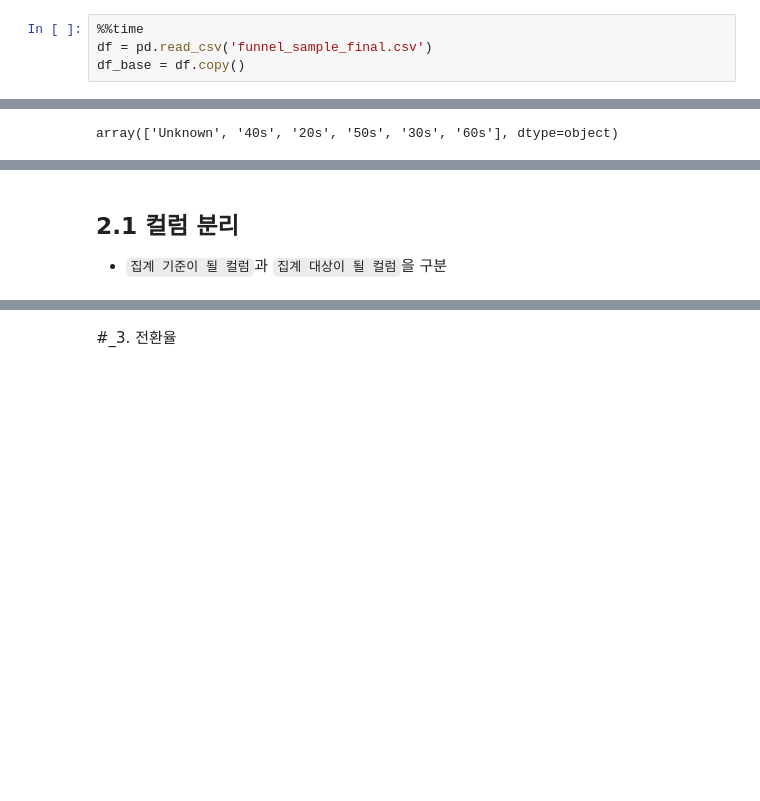
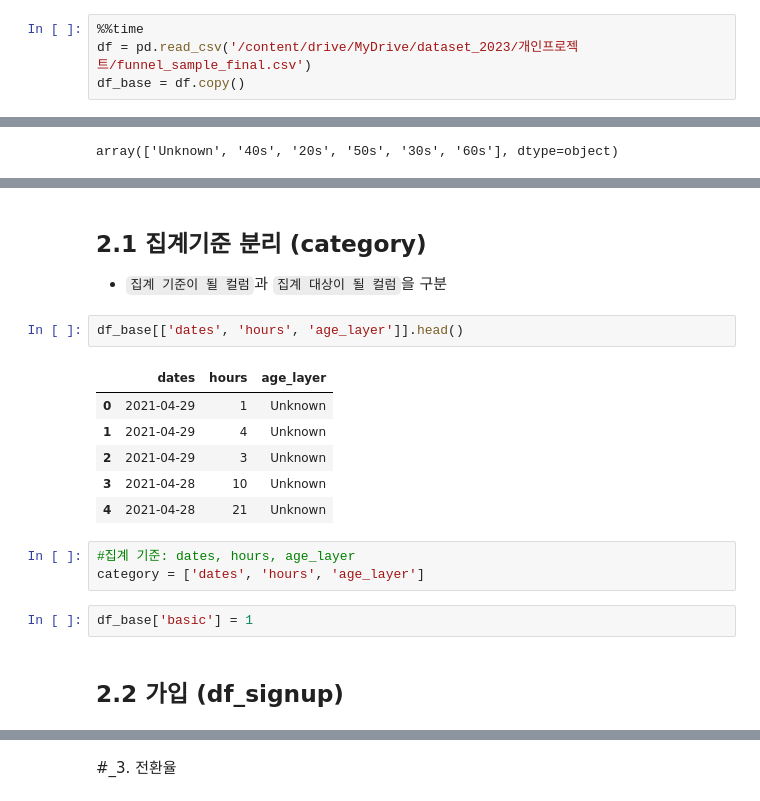
Before and after one commit to Nayoung-young/prj-funnel-analysis, a Jupyter notebook: user_funnel_analysis.ipynb, the cells around one changed output, grey strips where cells are left out. Saved outputs shown, nothing was run; the diff lists cells and outputs as text; blank space fills up the shorter version.

```diff
--- a/user_funnel_analysis.ipynb
+++ b/user_funnel_analysis.ipynb
@@ -23,6 +23,6 @@ warnings.filterwarnings('ignore')
 # _1. 데이터 불러오기
 # %%
 %%time
-df = pd.read_csv('funnel_sample_final.csv')
+df = pd.read_csv('/content/drive/MyDrive/dataset_2023/개인프로젝트/funnel_sample_final.csv')
 df_base = df.copy()
 # %% [output]
@@ -80,3 +121,19 @@ array(['Unknown', '40s', '20s', '50s', '30s', '60s'], dtype=object)
 # %% [markdown]
-## 2.1 컬럼 분리
+## 2.1 집계기준 분리 (category)
 - `집계 기준이 될 컬럼`과 `집계 대상이 될 컬럼`을 구분
+# %%
+df_base[['dates', 'hours', 'age_layer']].head()
+# %% [output]
+|  | dates | hours | age_layer |
+| 0 | 2021-04-29 | 1 | Unknown |
+| 1 | 2021-04-29 | 4 | Unknown |
+| 2 | 2021-04-29 | 3 | Unknown |
+| 3 | 2021-04-28 | 10 | Unknown |
+| 4 | 2021-04-28 | 21 | Unknown |
+# %%
+#집계 기준: dates, hours, age_layer
+category = ['dates', 'hours', 'age_layer']
+# %%
+df_base['basic'] = 1
+# %% [markdown]
+## 2.2 가입 (df_signup)
```
Also changed, not shown: parts of 21 cells of this notebook.
